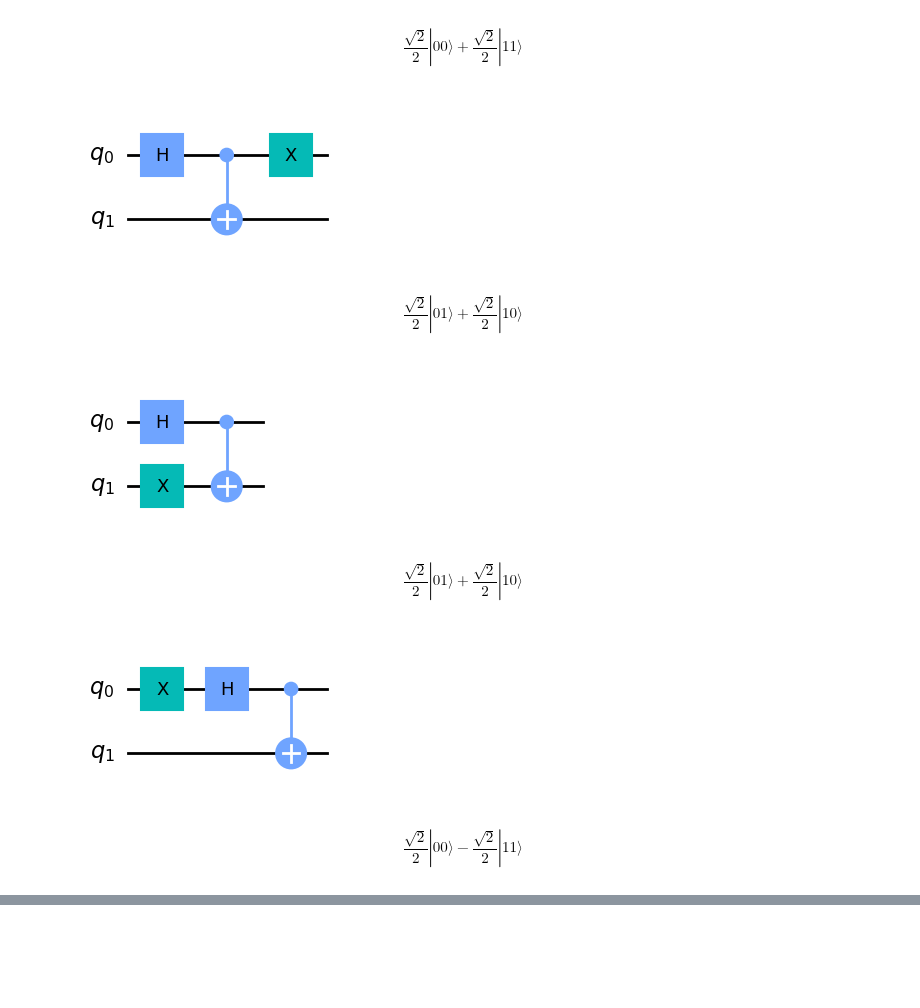
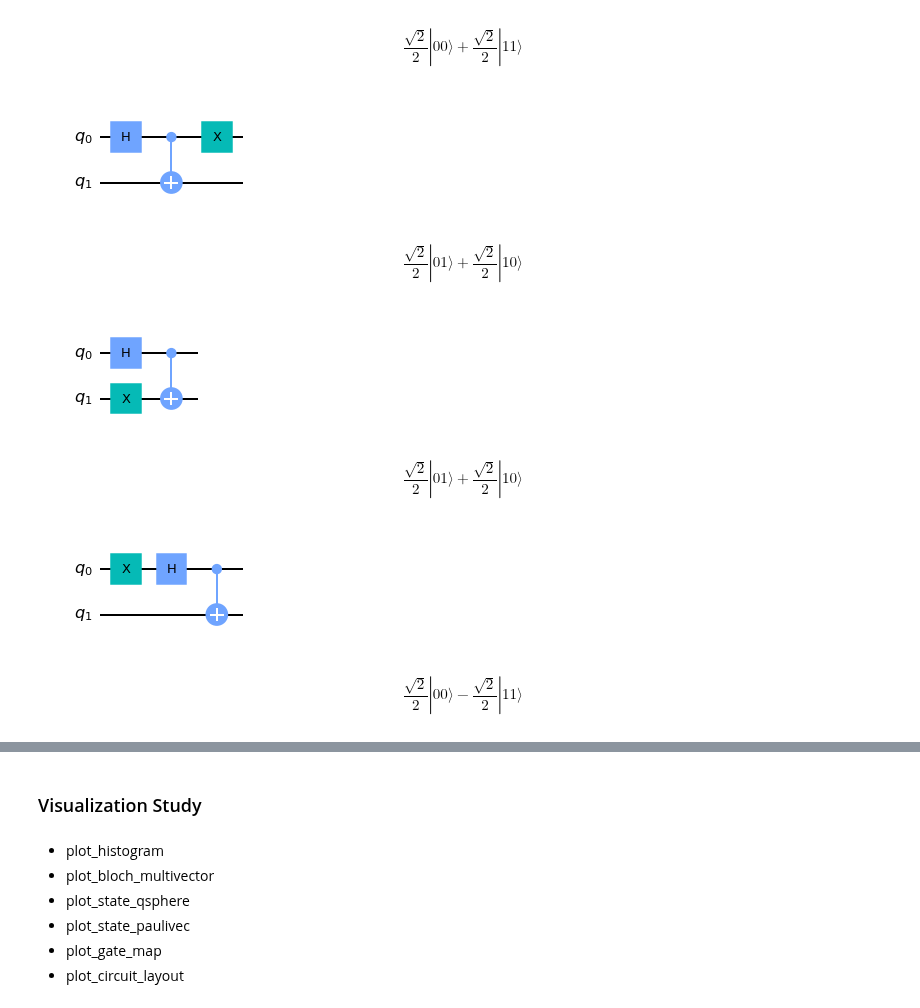
Before and after one commit to arque1393/QuantumLearning, a Jupyter notebook: QiskitBasics.ipynb, the cells around one changed output, grey strips where cells are left out. Drawn from its saved outputs; the diff is of its cells as text; code cells hidden in the pictures; blank space fills up the shorter version.

Commit message:
Update Quantum Algorithm

```diff
--- a/QiskitBasics.ipynb
+++ b/QiskitBasics.ipynb
@@ -160,7 +177,7 @@ from qiskit import BasicAer
 backend = BasicAer.get_backend('statevector_simulator')
 # %%
 def draw_circuit_and_statevector(circuit):
-    disp(circuit.draw())
-    sv_bell_00 = qiskit.execute(circuit,backend = backend).result().get_statevector()
+    disp(circuit.draw('mpl'))
+    sv_bell_00 = q.execute(circuit,backend = backend).result().get_statevector()
     disp(Statevector(sv_bell_00).draw('latex'))
 # %%
@@ -171,34 +188,32 @@ draw_circuit_and_statevector(bell_00)
 # %% [output]
 [figure]
 $$\frac{\sqrt{2}}{2} |00\rangle+\frac{\sqrt{2}}{2} |11\rangle$$
-# %%
-bell_01 = qiskit.QuantumCircuit(2)
-bell_01.h(0)
-bell_01.cx(0,1)
-bell_01.x(0)
-
-draw_circuit_and_statevector(bell_01)
-# %% [output]
-[figure, removed]
-$$\frac{\sqrt{2}}{2} |01\rangle+\frac{\sqrt{2}}{2} |10\rangle$$
-# %%
-bell_01 = qiskit.QuantumCircuit(2)
-bell_01.h(0)
-bell_01.x(1)
-bell_01.cx(0,1)
-
-draw_circuit_and_statevector(bell_01)
-# %% [output]
-[figure, removed]
-$$\frac{\sqrt{2}}{2} |01\rangle+\frac{\sqrt{2}}{2} |10\rangle$$
-# %%
-bell_10 = qiskit.QuantumCircuit(2)
-bell_10.x(0)
-bell_10.h(0)
-bell_10.cx(0,1)
-
-draw_circuit_and_statevector(bell_10)
-# %% [output]
-[figure, removed]
-$$\frac{\sqrt{2}}{2} |00\rangle- \frac{\sqrt{2}}{2} |11\rangle$$
+# %%
+bell_01 = q.QuantumCircuit(2)
+bell_01.h(0)
+bell_01.cx(0,1)
+bell_01.x(0)
+
+draw_circuit_and_statevector(bell_01)
+
+bell_01 = q.QuantumCircuit(2)
+bell_01.h(0)
+bell_01.x(1)
+bell_01.cx(0,1)
+
+draw_circuit_and_statevector(bell_01)
+
+bell_10 = q.QuantumCircuit(2)
+bell_10.x(0)
+bell_10.h(0)
+bell_10.cx(0,1)
+
+draw_circuit_and_statevector(bell_10)
+# %% [output]
+[figure, added]
+$$\frac{\sqrt{2}}{2} |01\rangle+\frac{\sqrt{2}}{2} |10\rangle$$
+[figure, added]
+$$\frac{\sqrt{2}}{2} |01\rangle+\frac{\sqrt{2}}{2} |10\rangle$$
+[figure, added]
+$$\frac{\sqrt{2}}{2} |00\rangle- \frac{\sqrt{2}}{2} |11\rangle$$
 # %%
@@ -212,3 +227,12 @@ draw_circuit_and_statevector(bell_11)
 # %% [output]
 [figure]
 $$\frac{\sqrt{2}}{2} |01\rangle- \frac{\sqrt{2}}{2} |10\rangle$$
+# %% [markdown]
+### Visualization Study
+# %% [markdown]
+- plot_histogram
+- plot_bloch_multivector
+- plot_state_qsphere
+- plot_state_paulivec
+- plot_gate_map
+- plot_circuit_layout
```
Also changed, not shown: parts of 22 cells of this notebook, 17 other files.
